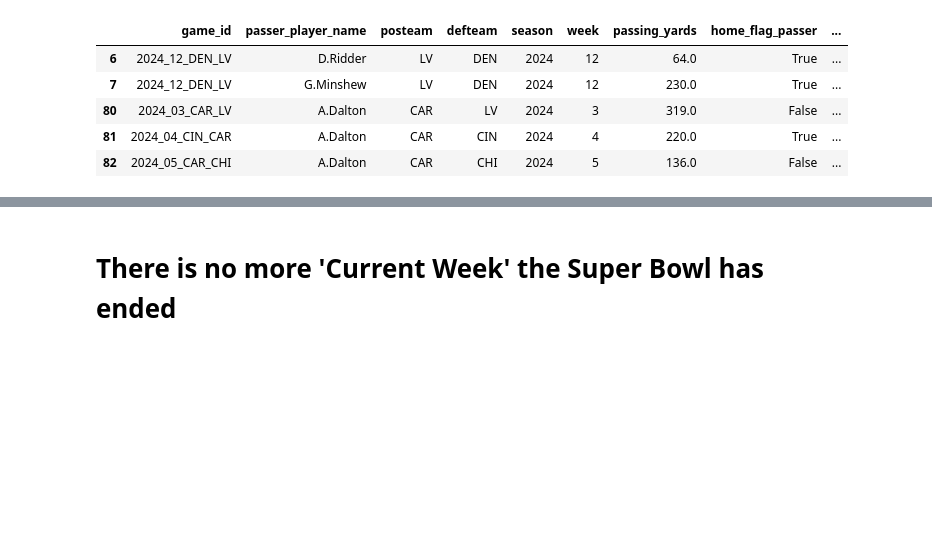
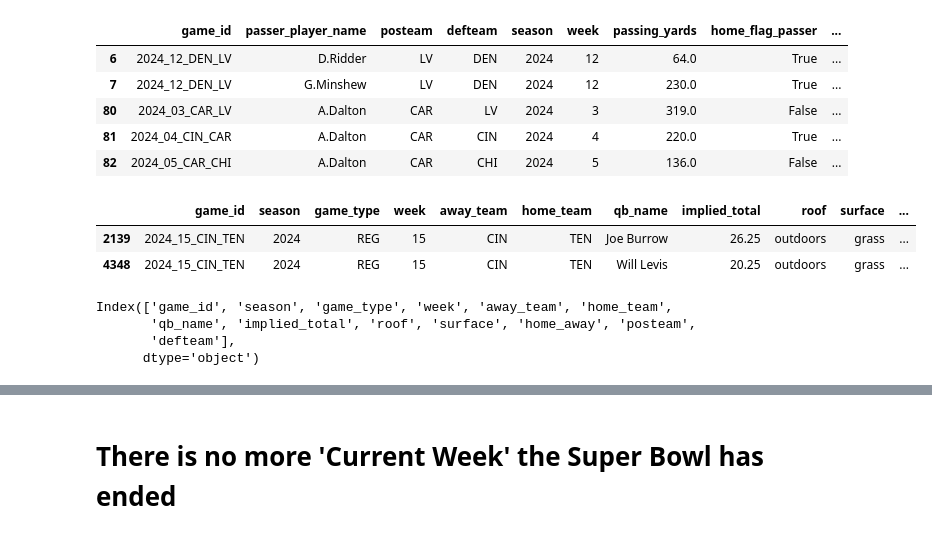
Before and after one commit to bhuggard/MidpointMadness, a Jupyter notebook: MidpointMadnessMainNotebookPostSeason.ipynb, the cells around one changed output, grey strips where cells are left out. Cells and saved outputs as stored; diff of their text form; code cells hidden in the pictures; blank space fills up the shorter version.

```diff
--- a/MidpointMadnessMainNotebookPostSeason.ipynb
+++ b/MidpointMadnessMainNotebookPostSeason.ipynb
@@ -444,3 +444,16 @@ test_data.head(5)
 | 80 | 2024_03_CAR_LV | A.Dalton | CAR | LV | 2024 | 3 | 319.0 | False | ... |
 | 81 | 2024_04_CIN_CAR | A.Dalton | CAR | CIN | 2024 | 4 | 220.0 | True | ... |
 | 82 | 2024_05_CAR_CHI | A.Dalton | CAR | CHI | 2024 | 5 | 136.0 | False | ... |
+# %%
+combined_schedule_df[combined_schedule_df['game_id'] == '2024_15_CIN_TEN']
+# %% [output]
+|  | game_id | season | game_type | week | away_team | home_team | qb_name | implied_total | roof | surface | ... |
+| 2139 | 2024_15_CIN_TEN | 2024 | REG | 15 | CIN | TEN | Joe Burrow | 26.25 | outdoors | grass | ... |
+| 4348 | 2024_15_CIN_TEN | 2024 | REG | 15 | CIN | TEN | Will Levis | 20.25 | outdoors | grass | ... |
+# %%
+combined_schedule_df.columns
+# %% [output]
+Index(['game_id', 'season', 'game_type', 'week', 'away_team', 'home_team',
+       'qb_name', 'implied_total', 'roof', 'surface', 'home_away', 'posteam',
+       'defteam'],
+      dtype='object')
```
Also changed, not shown: parts of 3 cells of this notebook.
